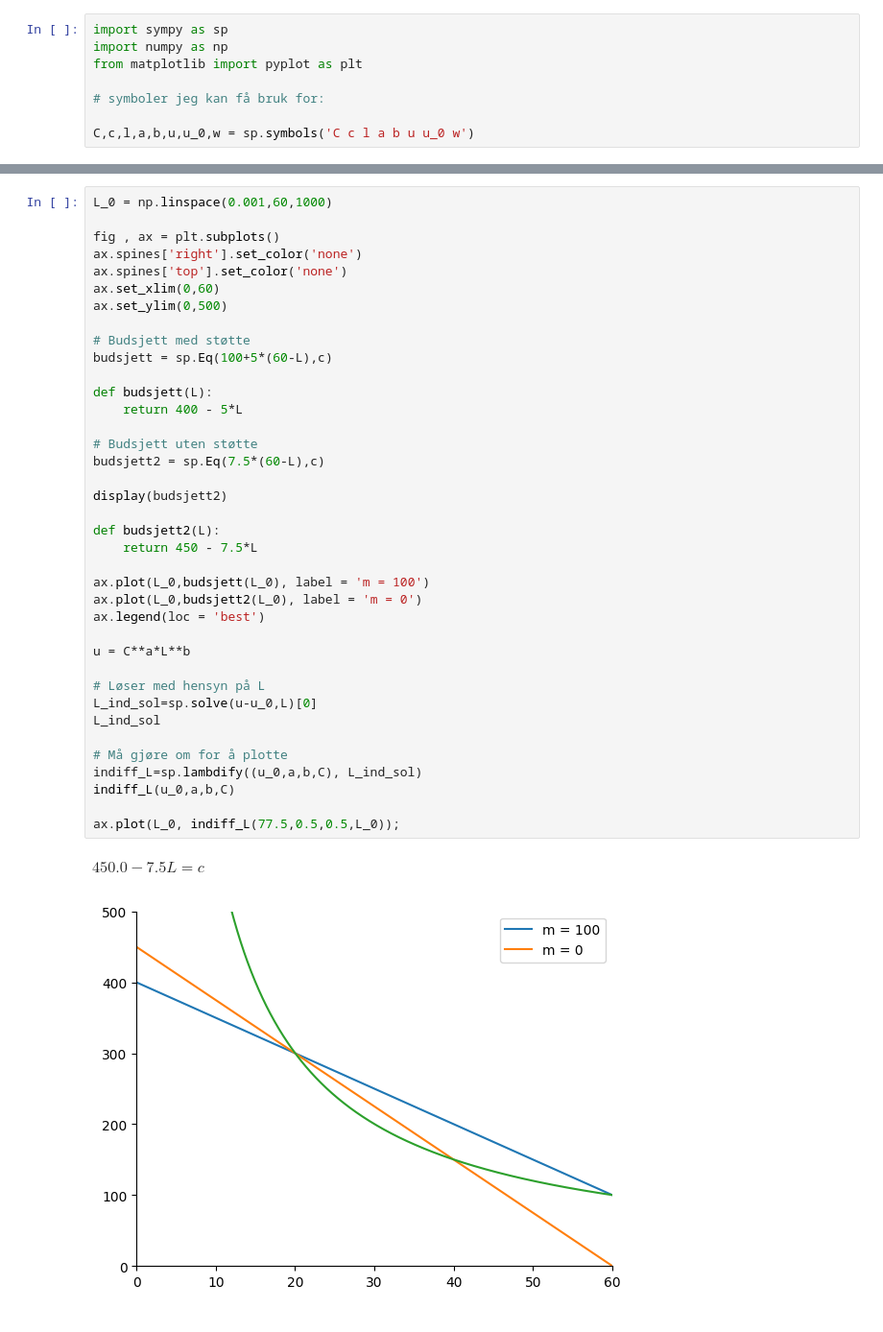
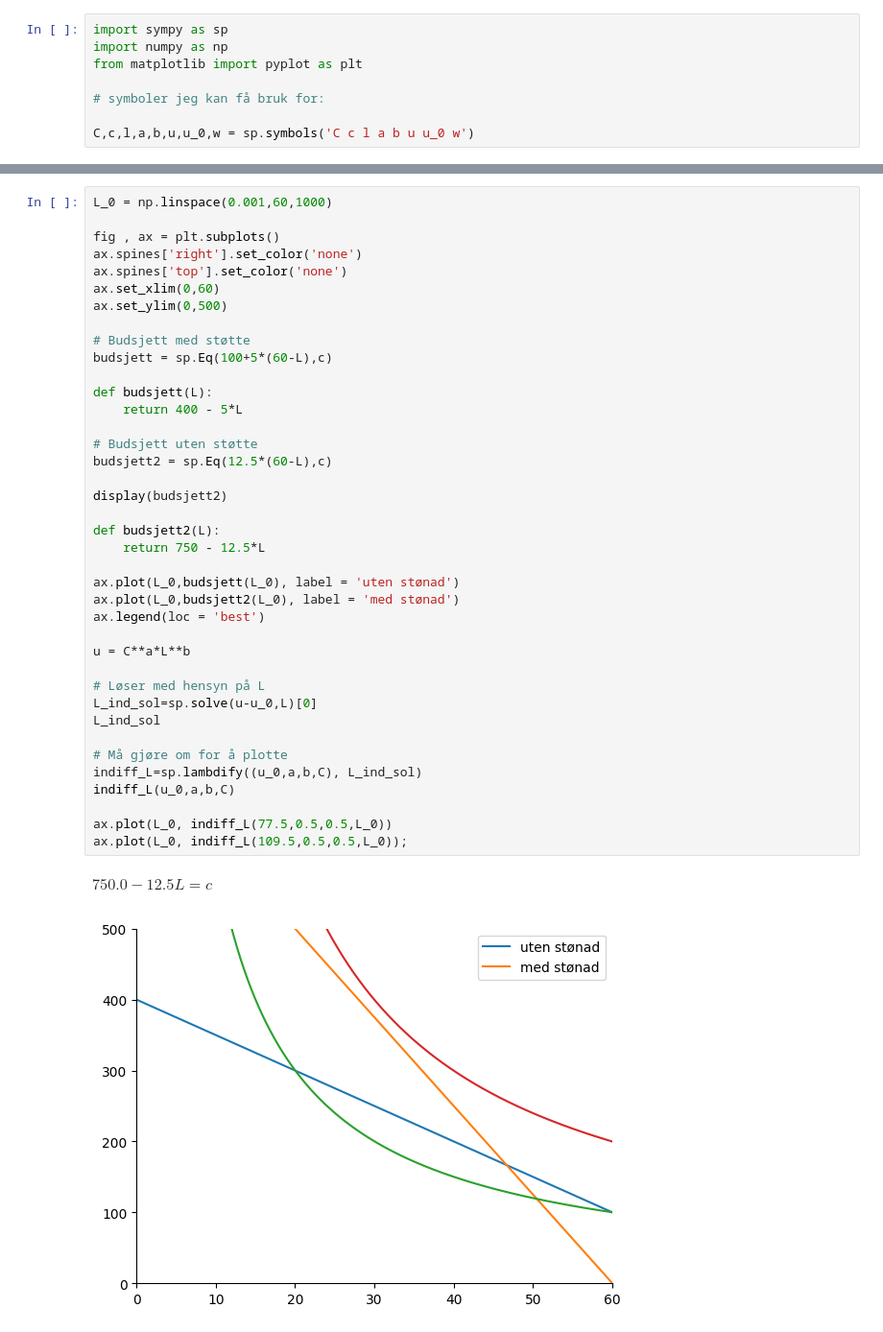
Before and after one commit to loopdiggaz/SOK2008, a Jupyter notebook: kladd.ipynb, the cells around one changed output, grey strips where cells are left out. Shown at 96% size. Cells and saved outputs as stored; diff of their text form.

```diff
--- a/kladd.ipynb
+++ b/kladd.ipynb
@@ -52,37 +51,38 @@ fig , ax = plt.subplots()
 ax.spines['right'].set_color('none')
 ax.spines['top'].set_color('none')
 ax.set_xlim(0,60)
 ax.set_ylim(0,500)
 
 # Budsjett med støtte
 budsjett = sp.Eq(100+5*(60-L),c)
 
 def budsjett(L):
     return 400 - 5*L
 
 # Budsjett uten støtte
-budsjett2 = sp.Eq(7.5*(60-L),c)
+budsjett2 = sp.Eq(12.5*(60-L),c)
 
 display(budsjett2)
 
 def budsjett2(L):
-    return 450 - 7.5*L
+    return 750 - 12.5*L
 
-ax.plot(L_0,budsjett(L_0), label = 'm = 100')
-ax.plot(L_0,budsjett2(L_0), label = 'm = 0')
+ax.plot(L_0,budsjett(L_0), label = 'uten stønad')
+ax.plot(L_0,budsjett2(L_0), label = 'med stønad')
 ax.legend(loc = 'best')
 
 u = C**a*L**b
 
 # Løser med hensyn på L
 L_ind_sol=sp.solve(u-u_0,L)[0]
 L_ind_sol
 
 # Må gjøre om for å plotte
 indiff_L=sp.lambdify((u_0,a,b,C), L_ind_sol)
 indiff_L(u_0,a,b,C)
 
-ax.plot(L_0, indiff_L(77.5,0.5,0.5,L_0));
+ax.plot(L_0, indiff_L(77.5,0.5,0.5,L_0))
+ax.plot(L_0, indiff_L(109.5,0.5,0.5,L_0));
 # %% [output]
-$\displaystyle 450.0 - 7.5 L = c$
+$\displaystyle 750.0 - 12.5 L = c$
-[figure, old version]
+[figure, new version]
```
Also changed, not shown: parts of 2 cells of this notebook.
